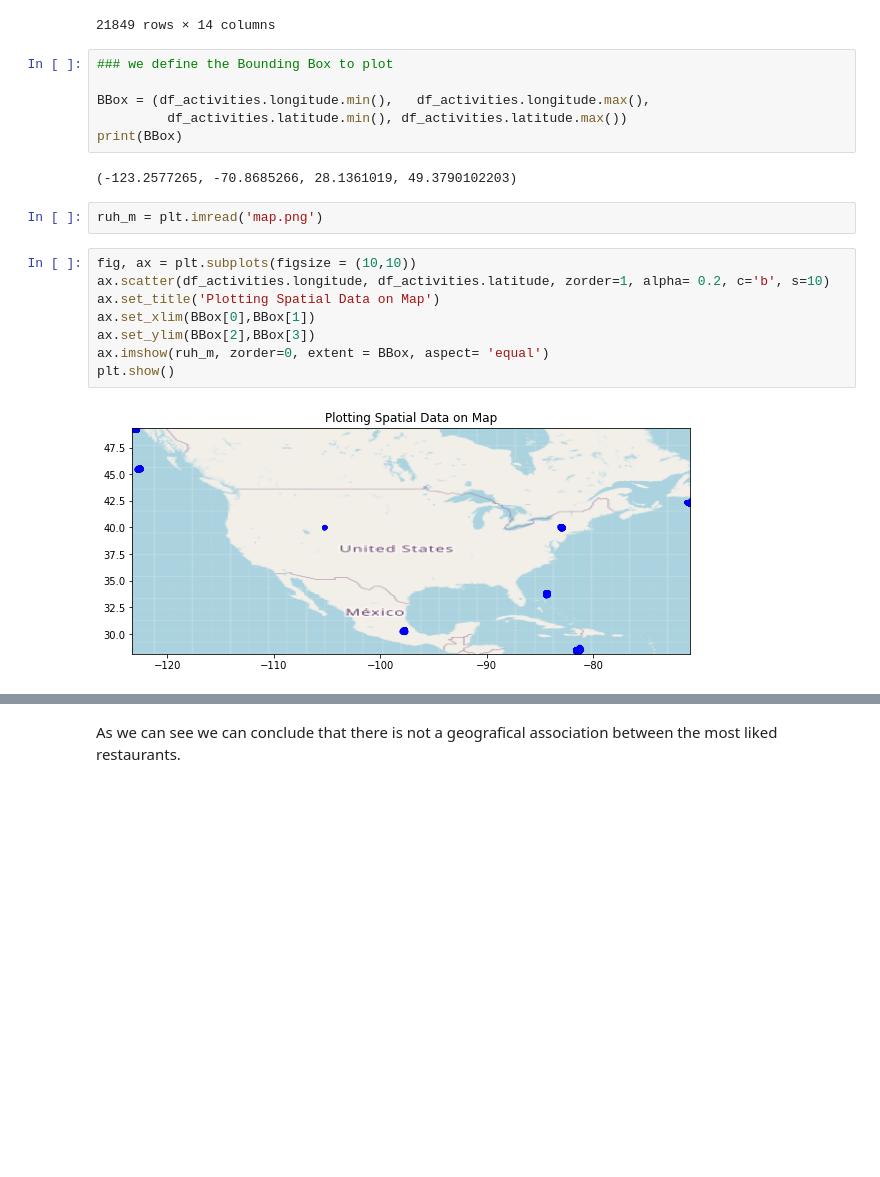
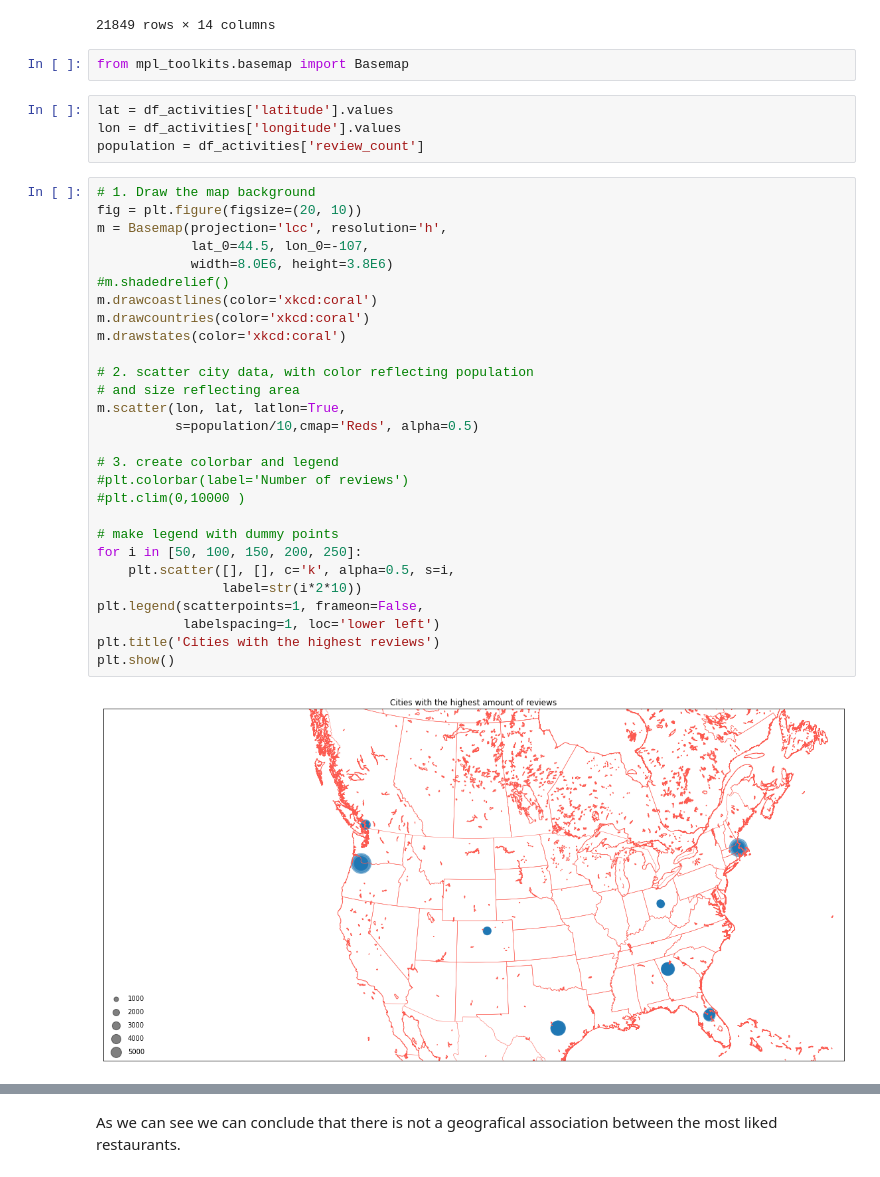
Before and after one commit to lucarossi9/Statistical-computation-project-2, a Jupyter notebook: evaluating the evolution of the ratings.ipynb, the cells around one changed output, grey strips where cells are left out. Saved outputs shown, nothing was run; the diff lists cells and outputs as text; blank space fills up the shorter version.

```diff
--- a/evaluating the evolution of the ratings.ipynb
+++ b/evaluating the evolution of the ratings.ipynb
@@ -210,26 +210,42 @@ df_activities
 | 160572 | r5Uag1JqYjr2nbxQCVqm8A | Saigon Noodle & Grill | 101 N Bumby Ave | Orlando | FL | 32803 | 28.544430 | -81.351606 | 4.5 | ... |
 | 160575 | uXdQkuEtvLAzfc3MsO-sTQ | Mama's Cocina Latina | 1958 Piedmont Rd NE | Atlanta | GA | 30324 | 33.810996 | -84.367084 | 3.0 | ... |
 21849 rows × 14 columns
-# %%
-### we define the Bounding Box to plot
-
-BBox = (df_activities.longitude.min(),   df_activities.longitude.max(),
-         df_activities.latitude.min(), df_activities.latitude.max())
-print(BBox)
-# %% [output]
-(-123.2577265, -70.8685266, 28.1361019, 49.3790102203)
-# %%
-ruh_m = plt.imread('map.png')
-# %%
-fig, ax = plt.subplots(figsize = (10,10))
-ax.scatter(df_activities.longitude, df_activities.latitude, zorder=1, alpha= 0.2, c='b', s=10)
-ax.set_title('Plotting Spatial Data on Map')
-ax.set_xlim(BBox[0],BBox[1])
-ax.set_ylim(BBox[2],BBox[3])
-ax.imshow(ruh_m, zorder=0, extent = BBox, aspect= 'equal')
-plt.show()
-# %% [output]
-[figure, removed]
+# %%
+from mpl_toolkits.basemap import Basemap
+# %%
+lat = df_activities['latitude'].values
+lon = df_activities['longitude'].values
+population = df_activities['review_count']
+# %%
+# 1. Draw the map background
+fig = plt.figure(figsize=(20, 10))
+m = Basemap(projection='lcc', resolution='h',
+            lat_0=44.5, lon_0=-107,
+            width=8.0E6, height=3.8E6)
+#m.shadedrelief()
+m.drawcoastlines(color='xkcd:coral')
+m.drawcountries(color='xkcd:coral')
+m.drawstates(color='xkcd:coral')
+
+# 2. scatter city data, with color reflecting population
+# and size reflecting area
+m.scatter(lon, lat, latlon=True,
+          s=population/10,cmap='Reds', alpha=0.5)
+
+# 3. create colorbar and legend
+#plt.colorbar(label='Number of reviews')
+#plt.clim(0,10000 )
+
+# make legend with dummy points
+for i in [50, 100, 150, 200, 250]:
+    plt.scatter([], [], c='k', alpha=0.5, s=i,
+                label=str(i*2*10))
+plt.legend(scatterpoints=1, frameon=False,
+           labelspacing=1, loc='lower left')
+plt.title('Cities with the highest reviews')
+plt.show()
+# %% [output]
+[figure, added]
 # %%
 list_df=[]
 for i in range(1, 19):
```
Also changed, not shown: parts of 27 cells of this notebook.
